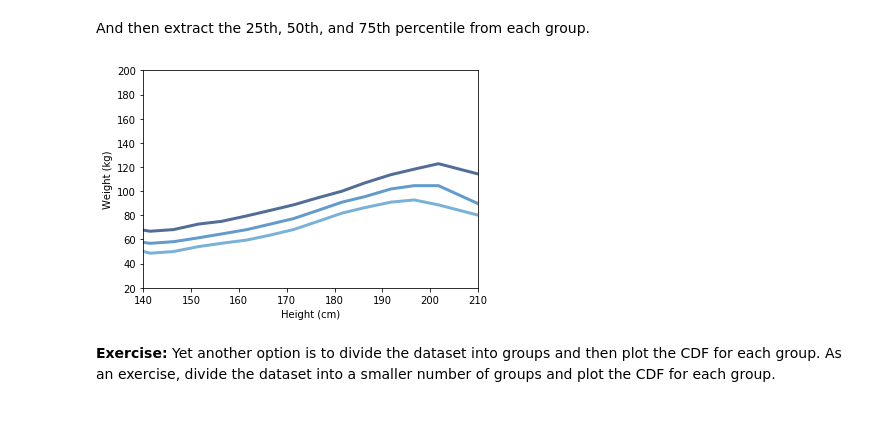
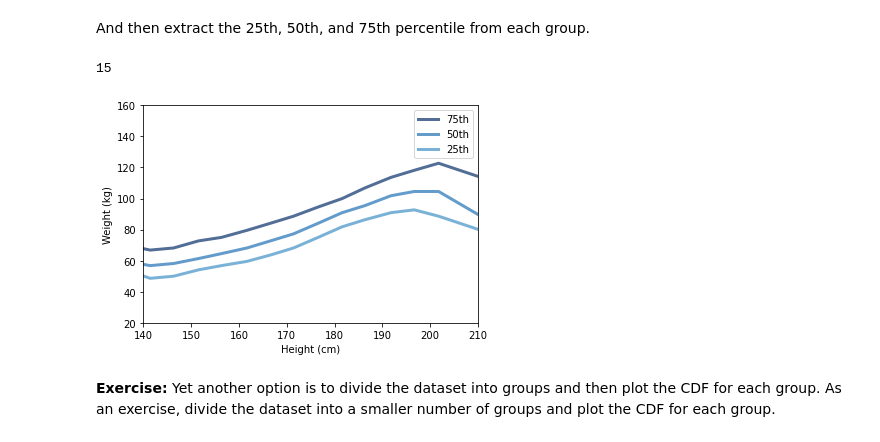
Before and after one commit to Morgan-Sell/ThinkStats2, a Jupyter notebook: code/chap07ex.ipynb, the cells around one changed output. Cells and saved outputs as stored; diff of their text form; code cells hidden in the pictures.

```diff
--- a/code/chap07ex.ipynb
+++ b/code/chap07ex.ipynb
@@ -193,18 +202,22 @@ mean_heights = [group.htm3.mean() for i, group in groups]
 cdfs = [thinkstats2.Cdf(group.wtkg2) for i, group in groups]
 # %% [markdown]
 And then extract the 25th, 50th, and 75th percentile from each group.
+# %%
+i
+# %% [output]
+15
 # %%
 for percent in [75, 50, 25]:
     weight_percentiles = [cdf.Percentile(percent) for cdf in cdfs]
     label = '%dth' % percent
     thinkplot.Plot(mean_heights, weight_percentiles, label=label)
 
 thinkplot.Config(xlabel='Height (cm)',
                  ylabel='Weight (kg)',
-                 axis=[140, 210, 20, 200],
-                 legend=False)
+                 axis=[140, 210, 20, 160],
+                 legend=True)
 # %% [output]
-[figure, old version]
+[figure, new version]
 # %% [markdown]
 **Exercise:** Yet another option is to divide the dataset into groups and then plot the CDF for each group.  As an exercise, divide the dataset into a smaller number of groups and plot the CDF for each group.
 # %%
```
Also changed, not shown: parts of 8 cells of this notebook.
